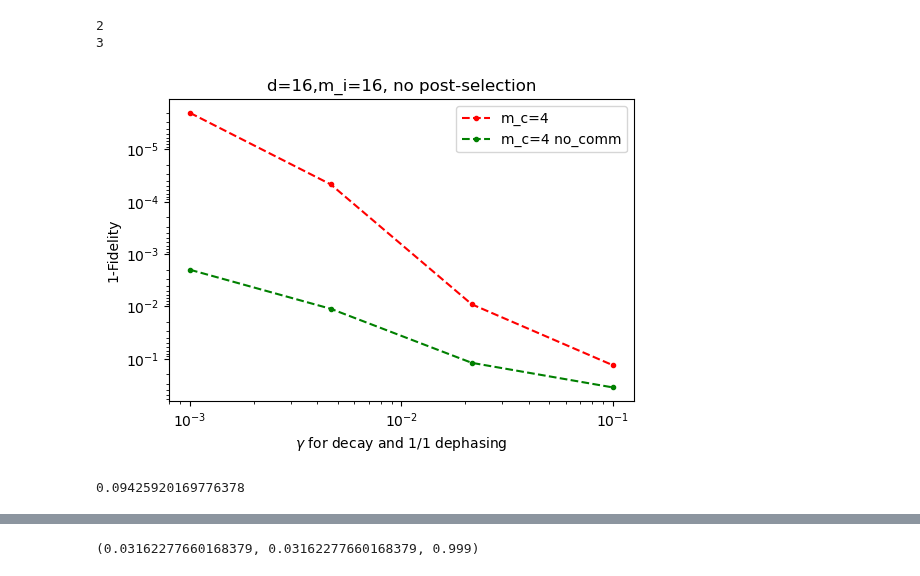
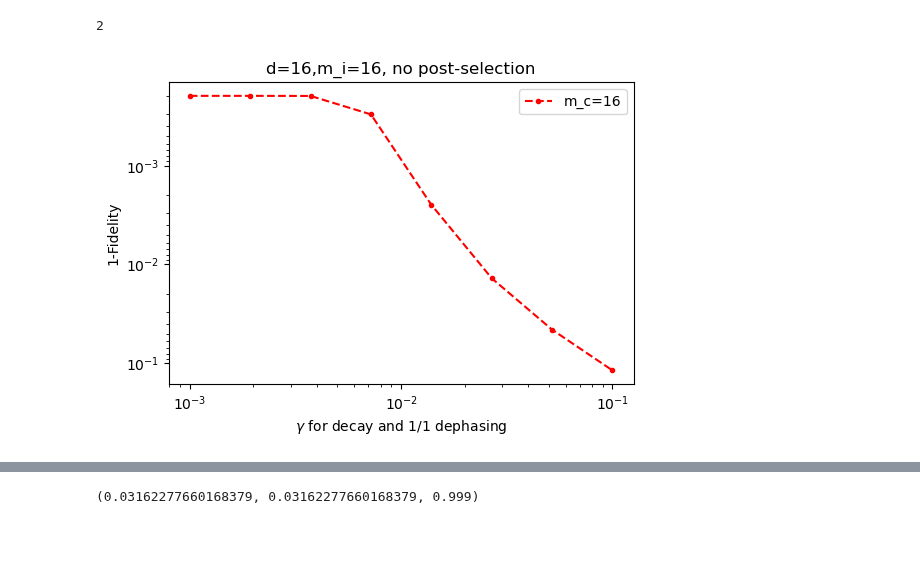
Before and after one commit to RosenblumLab/BosonicEntanglementDistillation, a Jupyter notebook: playground2.ipynb, the cells around one changed output, grey strips where cells are left out. Cells and saved outputs as stored; diff of their text form; code cells hidden in the pictures; blank space fills up the shorter version.

```diff
--- a/playground2.ipynb
+++ b/playground2.ipynb
@@ -22,27 +22,27 @@ d = 16
 m_i = 16
 m_c = 16
 fidelity_cut = 0
-gamma_list = np.logspace(-3,-1,4)
+gamma_list = np.logspace(-3,-1,8)
 gamma_ratio = 1
 
-#
-# simulation16 = DiscreteSimulation(d, m_i,m_c )
-#
-# with mp.Pool(mp.cpu_count()-1) as pool:
-#     fid_prob_list = pool.starmap(simulation16.average_fidelity, zip(list(gamma_list),list(gamma_ratio*gamma_list), [fidelity_cut] * len(gamma_list)))
-# fid_list = [tup[0] for tup in fid_prob_list]
-# prob_list = [tup[1] for tup in fid_prob_list]
-#
-# print(1)
-#
-# m_i = 16
-# m_c = 8
-# simulation8 = DiscreteSimulation(d, m_i,m_c)
-#
-# with mp.Pool(mp.cpu_count()-1) as pool:
-#     fid_prob_list = pool.starmap(simulation8.average_fidelity, zip(list(gamma_list),list(gamma_ratio*gamma_list), [fidelity_cut] * len(gamma_list)))
-# fid_list_168 = [tup[0] for tup in fid_prob_list]
-# prob_list_168 = [tup[1] for tup in fid_prob_list]
+
+simulation16 = DiscreteSimulation(d, m_i,m_c )
+
+with mp.Pool(mp.cpu_count()-1) as pool:
+    fid_prob_list = pool.starmap(simulation16.average_fidelity, zip(list(gamma_list),list(gamma_ratio*gamma_list), [fidelity_cut] * len(gamma_list)))
+fid_list1616 = [tup[0] for tup in fid_prob_list]
+prob_list1616 = [tup[1] for tup in fid_prob_list]
+
+print(1)
+
+m_i = 16
+m_c = 8
+simulation8 = DiscreteSimulation(d, m_i,m_c)
+
+with mp.Pool(mp.cpu_count()-1) as pool:
+    fid_prob_list = pool.starmap(simulation8.average_fidelity, zip(list(gamma_list),list(gamma_ratio*gamma_list), [fidelity_cut] * len(gamma_list)))
+fid_list_168 = [tup[0] for tup in fid_prob_list]
+prob_list_168 = [tup[1] for tup in fid_prob_list]
 
 print(2)
 
@@ -52,8 +52,19 @@ simulation4 = DiscreteSimulation(d, m_i,m_c)
 
 with mp.Pool(mp.cpu_count()-1) as pool:
     fid_prob_list = pool.starmap(simulation4.average_fidelity, zip(list(gamma_list),list(gamma_ratio*gamma_list), [fidelity_cut] * len(gamma_list)))
-fid_list_88 = [tup[0] for tup in fid_prob_list]
-prob_list_88 = [tup[1] for tup in fid_prob_list]
+fid_list_164 = [tup[0] for tup in fid_prob_list]
+prob_list_164 = [tup[1] for tup in fid_prob_list]
+
+print(3)
+
+m_i = 16
+m_c = 8
+simulation8 = DiscreteSimulation(d, m_i,m_c)
+
+with mp.Pool(mp.cpu_count()-1) as pool:
+    fid_prob_list = pool.starmap(simulation8.average_fidelity_no_communication, zip(list(gamma_list),list(gamma_ratio*gamma_list)))
+fid_list_168_NC = [tup[0] for tup in fid_prob_list]
+prob_list_168_NC = [tup[1] for tup in fid_prob_list]
 
 print(3)
 
@@ -67,4 +78,3 @@ fid_list_164_NC = [tup[0] for tup in fid_prob_list]
 prob_list_164_NC = [tup[1] for tup in fid_prob_list]
 # %% [output]
 2
-3
@@ -71,21 +90,23 @@ prob_list_164_NC = [tup[1] for tup in fid_prob_list]
 # %%
 plt.figure(dpi=100)
 
-# plt.loglog(gamma_list,1-np.array(fid_list), 'b.-')
-plt.loglog(gamma_list,1-np.array(fid_list_88), 'r.--')
-plt.loglog(gamma_list,1-np.array(fid_list_164_NC), 'g.--')
+legend = ["m_c=16","m_c=8","m_c=4", "m_c=8 no comm", "m_c=4 no comm", "m_c=2 no comm"]
+
+# plt.loglog(gamma_list,1-np.array(fid_list1616), 'b.-')
+# plt.loglog(gamma_list,1-np.array(fid_list_168), 'c.-')
+plt.loglog(gamma_list,1-np.array(fid_list_164), 'r.--')
+# plt.loglog(gamma_list,1-np.array(fid_list_168_NC), 'k.-')
+# plt.loglog(gamma_list,1-np.array(fid_list_164_NC), 'g.--')
+# plt.loglog(gamma_list,1-np.array(fid_list_162_NC), 'k.--')
 # plt.loglog(gamma_list,1-np.array(fid_list_filtered), 'r.-')
 # plt.loglog(gamma_list,np.array(fail_prob_list), 'g.--')
 
 # plt.title("Infidelity with trivial protocol and with our protocol. d = 16, m_i = 4, m_c=4")
 plt.xlabel(f"$\gamma$ for decay and 1/{gamma_ratio} dephasing")
 plt.ylabel("1-Fidelity")
-plt.legend(["m_c=4","m_c=4 no_comm"])
+# plt.ylim([1,1e-5])
+plt.legend(legend)
 plt.title(f"{d=},{m_i=}, no post-selection")
 plt.gca().invert_yaxis()
 # %% [output]
-[figure, old version]
+[figure, new version]
-# %%
-simulation4.enQudit.p(1e-2,1e-2,0,1,0,0)
-# %% [output]
-0.09425920169776378
```
Also changed, not shown: parts of 12 cells of this notebook.
